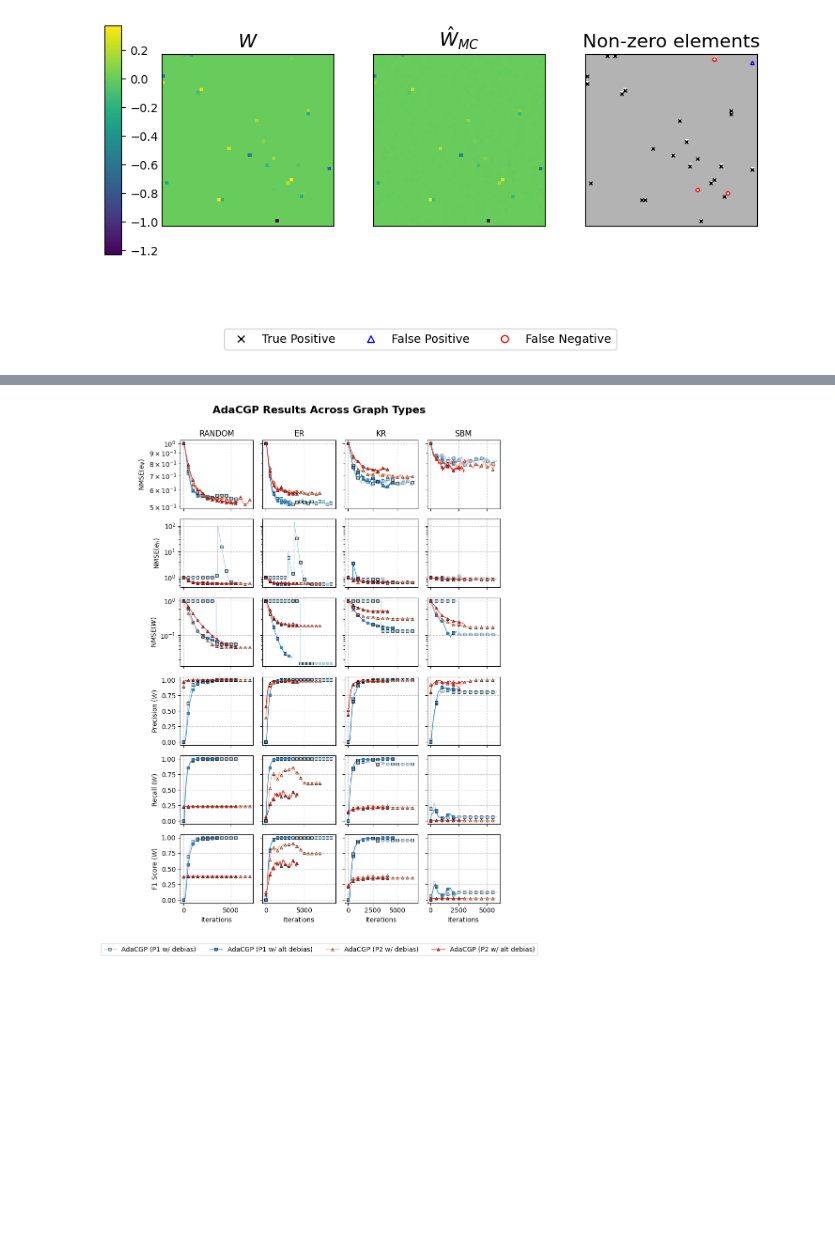
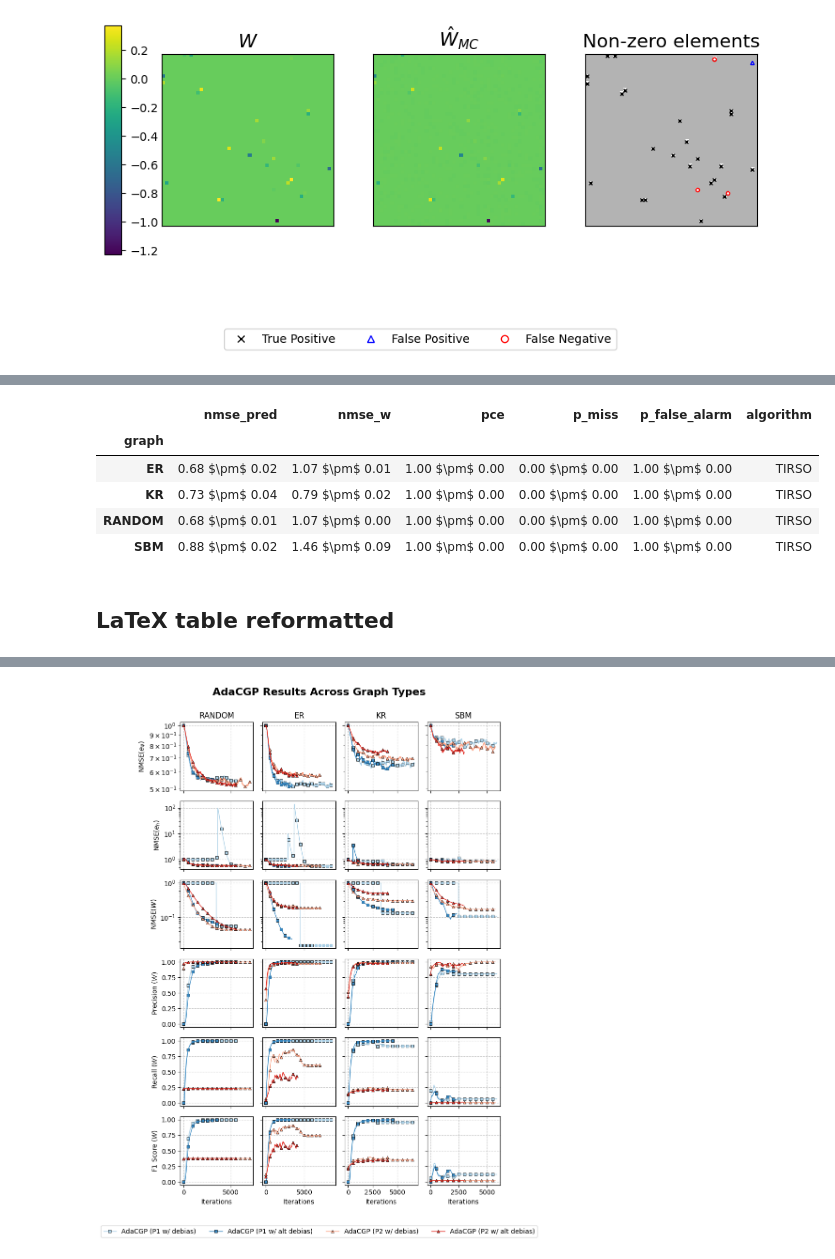
Before and after one commit to jenkins-alex/AdaCGP, a Jupyter notebook: vis.ipynb, the cells around one changed output, grey strips where cells are left out. Drawn from its saved outputs; the diff is of its cells as text; code cells hidden in the pictures; blank space fills up the shorter version.

```diff
--- a/vis.ipynb
+++ b/vis.ipynb
@@ -1151,10 +1167,10 @@ for key in matrices.keys():
 df_tirso = split_by_algorithm(walk_sweep_dirs(sweep_dir_tirso))
 df_tiso = split_by_algorithm(walk_sweep_dirs(sweep_dir_tiso))
 
-tiso_mean = df_tiso.groupby(by=['graph', 'N']).median()
-tiso_std = df_tiso.groupby(by=['graph', 'N']).quantile(0.75) - df_tiso.groupby(by=['graph', 'N']).quantile(0.25)
-tirso_mean = df_tirso.groupby(by=['graph', 'N']).median()
-tirso_std = df_tirso.groupby(by=['graph', 'N']).quantile(0.75) - df_tirso.groupby(by=['graph', 'N']).quantile(0.25)
+tiso_mean = df_tiso.groupby(by=['graph', 'N']).median(numeric_only=True)
+tiso_std = df_tiso.groupby(by=['graph', 'N']).quantile(0.75, numeric_only=True) - df_tiso.groupby(by=['graph', 'N']).quantile(0.25, numeric_only=True)
+tirso_mean = df_tirso.groupby(by=['graph', 'N']).median(numeric_only=True)
+tirso_std = df_tirso.groupby(by=['graph', 'N']).quantile(0.75, numeric_only=True) - df_tirso.groupby(by=['graph', 'N']).quantile(0.25, numeric_only=True)
 
 tiso_N50 = tiso_mean.loc[(slice(None), N), :]
 tirso_N50 = tirso_mean.loc[(slice(None), N), :]
@@ -1185,7 +1201,7 @@ df_main_res = pd.concat([adacgp_N50, tiso_N50, tirso_N50], axis=0)
 
 # drop the 'nmse_pred_from_h' column
 # order by index
-df_main_res = df_main_res.drop(columns=['nmse_pred_from_h', 'pce'])
+df_main_res = df_main_res.drop(columns=['pce'])
 df_main_res = df_main_res.sort_values(by=['graph', 'nmse_pred', 'algorithm'], ascending=[True, False, False])
 
 # convert to latex
@@ -1213,0 +1209,11 @@ df_main_res
+# %%
+tirso_N50
+# %% [output]
+|  | nmse_pred | nmse_w | pce | p_miss | p_false_alarm | algorithm |
+| graph |  |  |  |  |  |  |
+| ER | 0.68 $\pm$ 0.02 | 1.07 $\pm$ 0.01 | 1.00 $\pm$ 0.00 | 0.00 $\pm$ 0.00 | 1.00 $\pm$ 0.00 | TIRSO |
+| KR | 0.73 $\pm$ 0.04 | 0.79 $\pm$ 0.02 | 1.00 $\pm$ 0.00 | 0.00 $\pm$ 0.00 | 1.00 $\pm$ 0.00 | TIRSO |
+| RANDOM | 0.68 $\pm$ 0.01 | 1.07 $\pm$ 0.00 | 1.00 $\pm$ 0.00 | 0.00 $\pm$ 0.00 | 1.00 $\pm$ 0.00 | TIRSO |
+| SBM | 0.88 $\pm$ 0.02 | 1.46 $\pm$ 0.09 | 1.00 $\pm$ 0.00 | 0.00 $\pm$ 0.00 | 1.00 $\pm$ 0.00 | TIRSO |
+# %% [markdown]
+## LaTeX table reformatted
```
Also changed, not shown: parts of 10 cells of this notebook, 11 other files.
